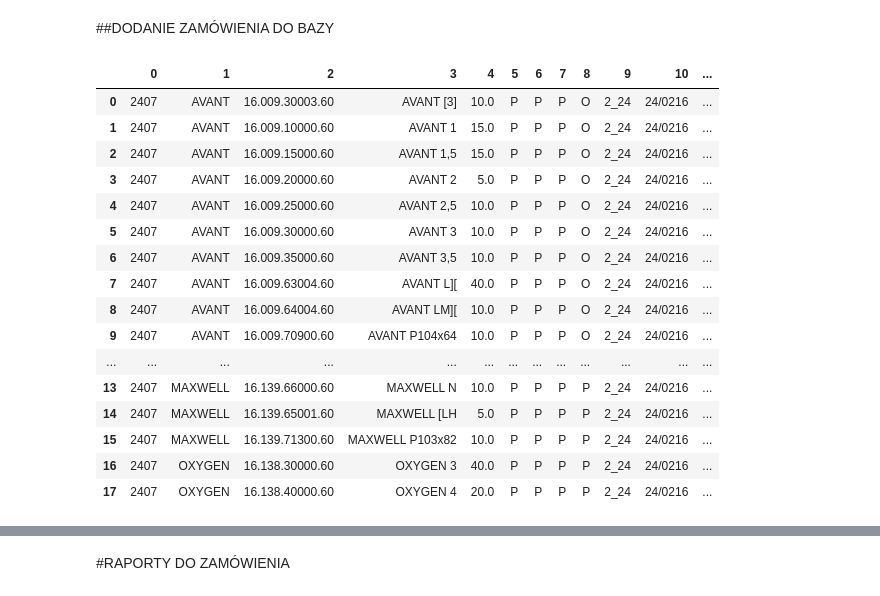
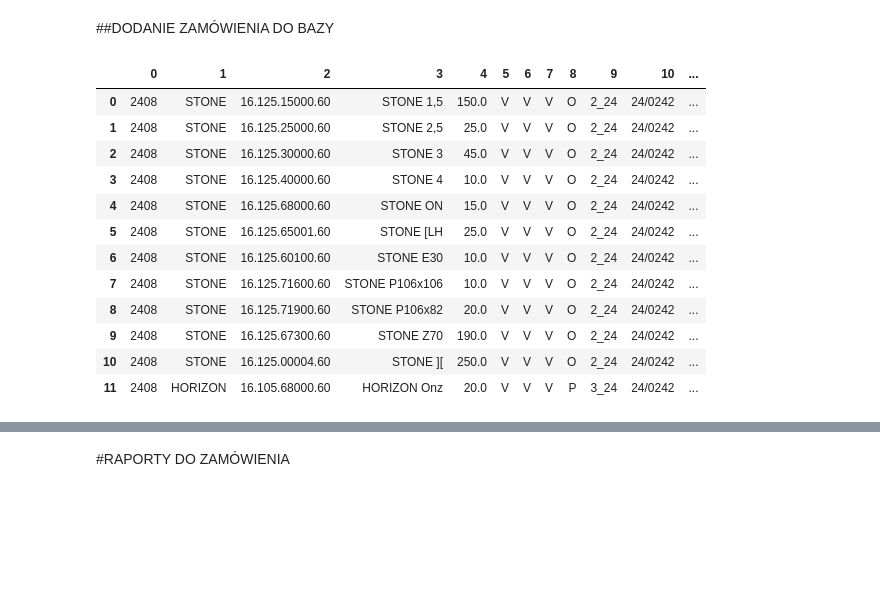
Before and after one commit to Mogarthron/Magazynier, a Jupyter notebook: PIANKI.ipynb, the cells around one changed output, grey strips where cells are left out. Cells and saved outputs as stored; diff of their text form; code cells hidden in the pictures; blank space fills up the shorter version.

```diff
--- a/PIANKI.ipynb
+++ b/PIANKI.ipynb
@@ -494,7 +510,7 @@ class MODEL4(Pianki):
   """
 
   mod_VOL_ciech = 1
-  mod_VOL_vita = 1
+  mod_VOL_vita = .9
   MODEL = ""
 
   def __init__(self, b:dict):
@@ -733,18 +720,17 @@ class AMALFI_MEMORY:
 # %%
 from datetime import datetime as dt, timedelta
 
-path_dane_pianki = "drive/MyDrive/DANE_PIANKI_2407.xlsx"
+path_dane_pianki = "drive/MyDrive/DANE_PIANKI_2409.xlsx"
 #daty kompletacji
 daty_kompletacji = {
-                    # "02/01":dt(2024,2,7),
-                    # "03/01":dt(2024,2,14),
-                    "04/01":dt(2024,2,21),
                     # "04/03":dt(2024,2,14),
                     # "05/03":dt(2024,2,21),
                     # "05/05":dt(2024,2,21),
                     "05/01":dt(2024,2,28),
                     "06/01":dt(2024,3,6),
                     "07/01":dt(2024,3,13),
+                    "08/01":dt(2024,3,20),
+                    "09/01":dt(2024,3,27),
                     }
 
 # data_WST = dt.strptime(daty_kompletacji[list(daty_kompletacji.keys())[-1]], "%Y-%m-%d") + timedelta(7)
@@ -843,7 +815,7 @@ komplety_pianek["RODZINA_NAZWA"] = komplety_pianek.OPIS.apply(lambda x: x[:3])
 
 with engine.begin() as conn:
   zam_pianki = pd.read_sql(text("""SELECT TYDZIEN, KOD, NR_KOMPLETACJI, OPIS, ILE_ZAMOWIONE, ZNACZNIK_DOSTAWCY,
-                      ZAM1, ZAM2, POTW_DATA_DOS_1 as dos1, POTW_DATA_DOS_2 as dos2, STATUS_KOMPLETACJA from ZAM_PIANKI WHERE STATUS_KOMPLETACJA IS NOT '1'"""), conn)
+                      ZAM1, ZAM2, POTW_DATA_DOS_1 as dos1, POTW_DATA_DOS_2 as dos2, STATUS_KOMPLETACJA, UWAGI from ZAM_PIANKI WHERE STATUS_KOMPLETACJA IS NOT '1'"""), conn)
 
 
 def dostarczone(x, y):
@@ -1601,0 +1483,27 @@ AVANT Vol Pianpol: 42.69m3, AVANT Vol OLTA: 9.95m3
+# %%
+#dos 24/0242 sto 2_24, hor 3_24, nr_sam VITA 7_24,  nr partii 08/01
+zsto,sto = ard["STONE"].Bryly_do_zamowienia(wszystkie_bryly=True, korekta_zam={
+    '1,5': 150.0,
+ '2,5': 25.0,
+ '3': 45.0,
+ '4': 10.0,
+#  '5': 0.0,
+ 'ON': 15.0,
+#  'NW140x150': 5.0,
+#  '': 50.0,
+ '[LH': 25.0,
+ 'E30': 10.0,
+ 'P106x106': 10.0,
+ 'P106x82': 20.0,
+#  'P82x82': 2.0,
+#  'Z50': 1.0,
+ 'Z70': 190.0,
+ 'STONE ][': 250.0})
+
+
+
+zhor, hor = ard["HORIZON"].Bryly_do_zamowienia(wszystkie_bryly=True, korekta_zam={
+ 'ONz': 20.0,
+})
+
+sto, hor# + blok t35 1.2x1.2x2 +hr3020
@@ -1615,48 +1558,45 @@ ozn_owat
 # %%
 pozycje = list()
 
 
 def Dodaj_pozycje_do_ZAM_PIANKI(tydzien, zancznik_dostawcy, nr_kompletacji, modele:pd.DataFrame, klasa, zam1=None, zam2=None, nr_partii=None, DODAJ_DO_BAZY = False):
 
   model = klasa.MODEL
   galanteria = klasa.galanteria
   siedziska_HR = klasa.siedziska_HR
   leniwa = klasa.leniwa
 
   for r in modele.iterrows():
     # tydzien, model, kod, opis, ile_zam, znacznik_dostawcy, galanteria, siedziska_HR, leniwa, nr_kompletacji=None, zam1=None, zam2=None, nr_partii=None
     pozycje.append([tydzien, model, r[1].KOD, r[1].OPIS, r[1].DO_ZAMOWIENIA, zancznik_dostawcy, galanteria, siedziska_HR, leniwa, nr_kompletacji, zam1, zam2, "nr_partii: " + nr_partii])
 
   if DODAJ_DO_BAZY:
 
     for r in modele.iterrows():
       session.add(ZAM_PIANKI(tydzien, model, r[1].KOD, r[1].OPIS, r[1].DO_ZAMOWIENIA, zancznik_dostawcy, galanteria, siedziska_HR, leniwa, nr_kompletacji, zam1, zam2, "nr_partii: " + nr_partii))
 
     session.commit()
 
-# zam 24/0216 tydzien 2407 ava 2_24, MAX 2_24, OXY 2_24
-# Dodaj_pozycje_do_ZAM_PIANKI(2407, "P", "2_24", zava, ava, "24/0216", nr_partii="07/01,")#, DODAJ_DO_BAZY=True)
-# Dodaj_pozycje_do_ZAM_PIANKI(2407, "P", "2_24", zmaxw, maxw, "24/0216", nr_partii="07/01,")#, DODAJ_DO_BAZY=True)
+
+#dos 24/0242 sto 2_24, hor 3_24, nr_sam VITA 7_24,  nr partii 08/01
+Dodaj_pozycje_do_ZAM_PIANKI(2408, "V", "2_24", zsto, sto, "24/0242", nr_partii="08/01,")#, DODAJ_DO_BAZY=True)
+Dodaj_pozycje_do_ZAM_PIANKI(2408, "V", "3_24", zhor, hor, "24/0242", nr_partii="08/01, leniwa docinamy sami")#, DODAJ_DO_BAZY=True)
 # Dodaj_pozycje_do_ZAM_PIANKI(2407, "P", "2_24", zoxy, oxy, "24/0216", nr_partii="07/01,")#, DODAJ_DO_BAZY=True)
 
 pd.DataFrame(pozycje)
 # %% [output]
 |  | 0 | 1 | 2 | 3 | 4 | 5 | 6 | 7 | 8 | 9 | 10 | ... |
-| 0 | 2407 | AVANT | 16.009.30003.60 | AVANT [3] | 10.0 | P | P | P | O | 2_24 | 24/0216 | ... |
-| 1 | 2407 | AVANT | 16.009.10000.60 | AVANT 1 | 15.0 | P | P | P | O | 2_24 | 24/0216 | ... |
-| 2 | 2407 | AVANT | 16.009.15000.60 | AVANT 1,5 | 15.0 | P | P | P | O | 2_24 | 24/0216 | ... |
-| 3 | 2407 | AVANT | 16.009.20000.60 | AVANT 2 | 5.0 | P | P | P | O | 2_24 | 24/0216 | ... |
-| 4 | 2407 | AVANT | 16.009.25000.60 | AVANT 2,5 | 10.0 | P | P | P | O | 2_24 | 24/0216 | ... |
-| 5 | 2407 | AVANT | 16.009.30000.60 | AVANT 3 | 10.0 | P | P | P | O | 2_24 | 24/0216 | ... |
-| 6 | 2407 | AVANT | 16.009.35000.60 | AVANT 3,5 | 10.0 | P | P | P | O | 2_24 | 24/0216 | ... |
-| 7 | 2407 | AVANT | 16.009.63004.60 | AVANT L][ | 40.0 | P | P | P | O | 2_24 | 24/0216 | ... |
-| 8 | 2407 | AVANT | 16.009.64004.60 | AVANT LM][ | 10.0 | P | P | P | O | 2_24 | 24/0216 | ... |
-| 9 | 2407 | AVANT | 16.009.70900.60 | AVANT P104x64 | 10.0 | P | P | P | O | 2_24 | 24/0216 | ... |
-| ... | ... | ... | ... | ... | ... | ... | ... | ... | ... | ... | ... | ... |
-| 13 | 2407 | MAXWELL | 16.139.66000.60 | MAXWELL N | 10.0 | P | P | P | P | 2_24 | 24/0216 | ... |
-| 14 | 2407 | MAXWELL | 16.139.65001.60 | MAXWELL [LH | 5.0 | P | P | P | P | 2_24 | 24/0216 | ... |
-| 15 | 2407 | MAXWELL | 16.139.71300.60 | MAXWELL P103x82 | 10.0 | P | P | P | P | 2_24 | 24/0216 | ... |
-| 16 | 2407 | OXYGEN | 16.138.30000.60 | OXYGEN 3 | 40.0 | P | P | P | P | 2_24 | 24/0216 | ... |
-| 17 | 2407 | OXYGEN | 16.138.40000.60 | OXYGEN 4 | 20.0 | P | P | P | P | 2_24 | 24/0216 | ... |
+| 0 | 2408 | STONE | 16.125.15000.60 | STONE 1,5 | 150.0 | V | V | V | O | 2_24 | 24/0242 | ... |
+| 1 | 2408 | STONE | 16.125.25000.60 | STONE 2,5 | 25.0 | V | V | V | O | 2_24 | 24/0242 | ... |
+| 2 | 2408 | STONE | 16.125.30000.60 | STONE 3 | 45.0 | V | V | V | O | 2_24 | 24/0242 | ... |
+| 3 | 2408 | STONE | 16.125.40000.60 | STONE 4 | 10.0 | V | V | V | O | 2_24 | 24/0242 | ... |
+| 4 | 2408 | STONE | 16.125.68000.60 | STONE ON | 15.0 | V | V | V | O | 2_24 | 24/0242 | ... |
+| 5 | 2408 | STONE | 16.125.65001.60 | STONE [LH | 25.0 | V | V | V | O | 2_24 | 24/0242 | ... |
+| 6 | 2408 | STONE | 16.125.60100.60 | STONE E30 | 10.0 | V | V | V | O | 2_24 | 24/0242 | ... |
+| 7 | 2408 | STONE | 16.125.71600.60 | STONE P106x106 | 10.0 | V | V | V | O | 2_24 | 24/0242 | ... |
+| 8 | 2408 | STONE | 16.125.71900.60 | STONE P106x82 | 20.0 | V | V | V | O | 2_24 | 24/0242 | ... |
+| 9 | 2408 | STONE | 16.125.67300.60 | STONE Z70 | 190.0 | V | V | V | O | 2_24 | 24/0242 | ... |
+| 10 | 2408 | STONE | 16.125.00004.60 | STONE ][ | 250.0 | V | V | V | O | 2_24 | 24/0242 | ... |
+| 11 | 2408 | HORIZON | 16.105.68000.60 | HORIZON Onz | 20.0 | V | V | V | P | 3_24 | 24/0242 | ... |
 # %%
 with engine.begin() as conn:
```
Also changed, not shown: parts of 89 cells of this notebook.
